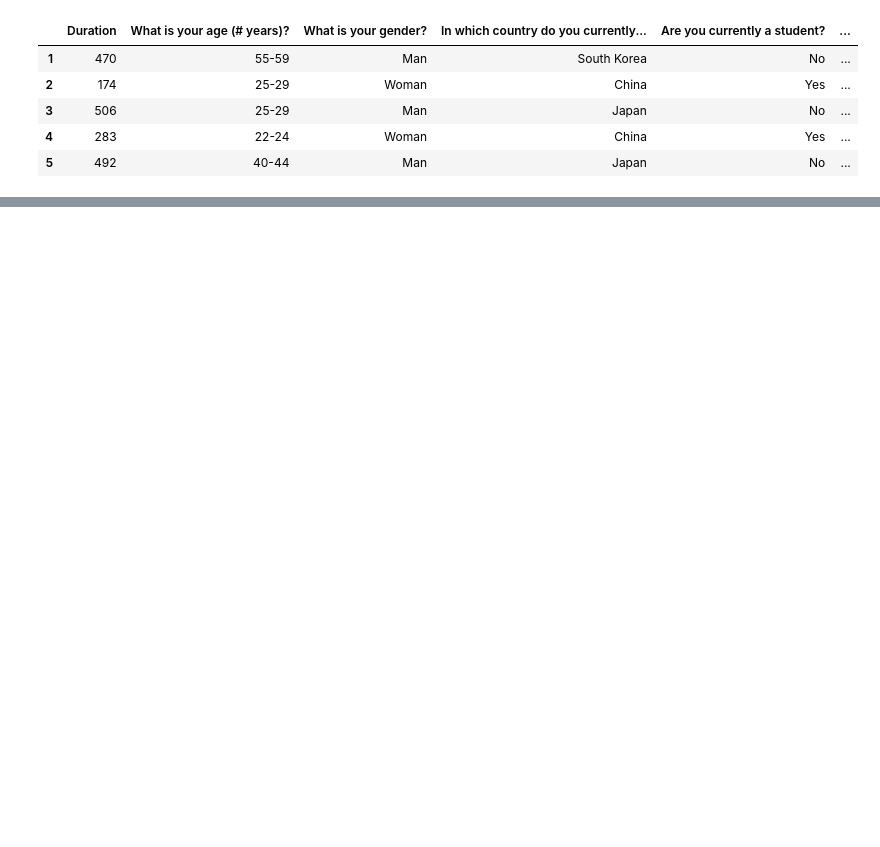
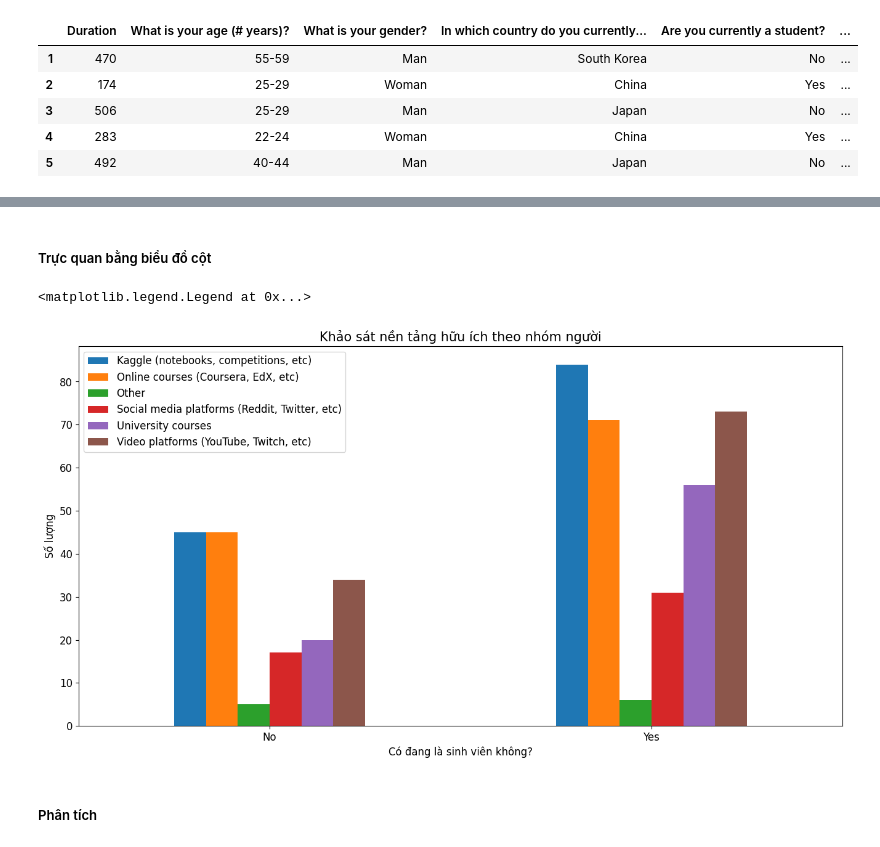
Before and after one commit to khuong253/final_project_data_visualization, a Jupyter notebook: data_visualization.ipynb, the cells around one changed output, grey strips where cells are left out. Cells and saved outputs as stored; diff of their text form; code cells hidden in the pictures; blank space fills up the shorter version.

```diff
--- a/data_visualization.ipynb
+++ b/data_visualization.ipynb
@@ -12,3 +15,19 @@ df.head(5)
 | 3 | 506 | 25-29 | Man | Japan | No | ... |
 | 4 | 283 | 22-24 | Woman | China | Yes | ... |
 | 5 | 492 | 40-44 | Man | Japan | No | ... |
+# %%
+def convert_to_tuple(value):
+    if pd.notna(value):
+        return ast.literal_eval(value)
+    else:
+        return value
+for col in df.columns:
+    check_value = df[col].iloc[0]
+    if (pd.isnull(check_value)):
+        i = 1
+        while(pd.isnull(check_value)):
+            check_value = df[col].iloc[i]
+            i += 1
+    if isinstance(check_value, str):
+        if(check_value[0] == '('):
+            df[col] = df[col].apply(convert_to_tuple)
@@ -14,0 +120,2 @@ df.head(5)
+# %%
+vn_df_student = vn_df[['Are you currently a student?', 'What products or platforms did you find to be most helpful when you first started studying data science?']].dropna()
@@ -14,0 +129,4 @@ df.head(5)
+# %%
+student_count = vn_df_student.explode('What products or platforms did you find to be most helpful when you first started studying data science?').value_counts().reset_index(name='Freq')
+student_count.drop(student_count[student_count['What products or platforms did you find to be most helpful when you first started studying data science?'] == 'None / I do not study data science'].index, inplace = True)
+student_count
@@ -14,0 +147,19 @@ df.head(5)
+# %% [markdown]
+##### Trực quan bằng biểu đồ cột
+# %%
+student_count.pivot_table('Freq', 'Are you currently a student?', 'What products or platforms did you find to be most helpful when you first started studying data science?').plot(kind='bar', figsize=(16,8))
+
+# Đặt tên cho trục x, trục y và tên biểu đồ
+ax = plt.subplot()
+ax.set_ylabel("Số lượng")
+ax.set_xlabel("Có đang là sinh viên không?")
+
+plt.xticks(rotation=0)
+plt.title("Khảo sát nền tảng hữu ích theo nhóm người", fontsize=15)
+plt.rc('font', size=12)
+plt.legend()
+# %% [output]
+<matplotlib.legend.Legend at 0x...>
+[figure, added]
+# %% [markdown]
+##### Phân tích
```
Also changed, not shown: parts of 14 cells of this notebook.
